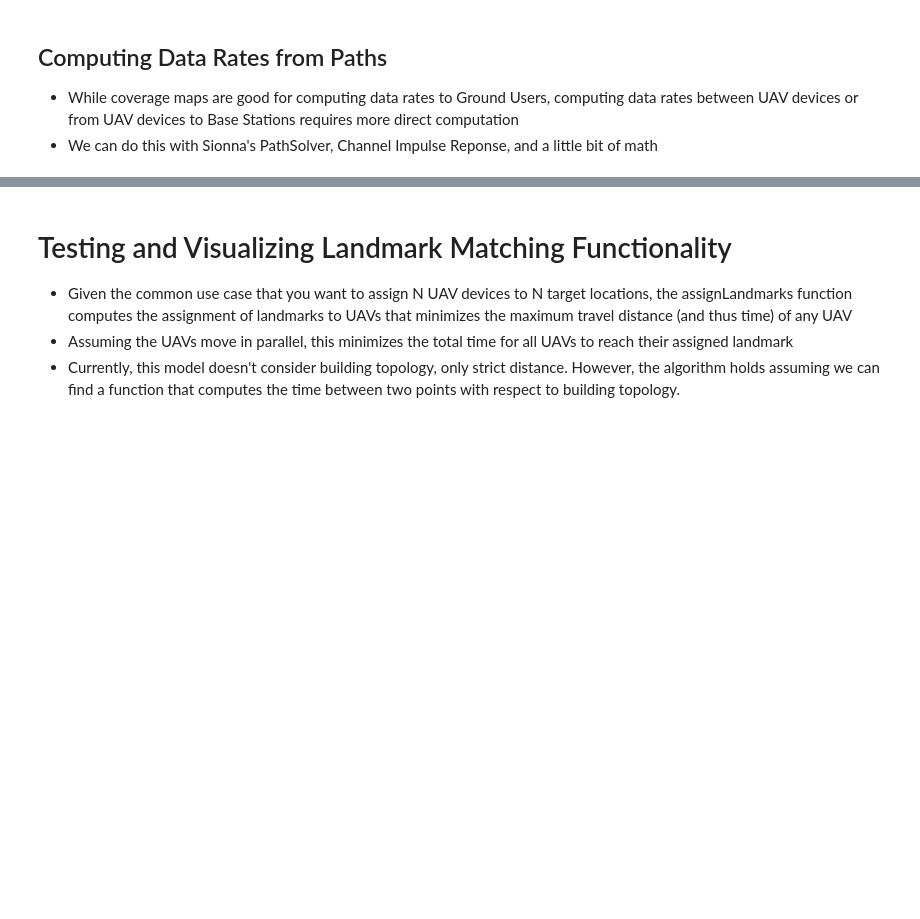
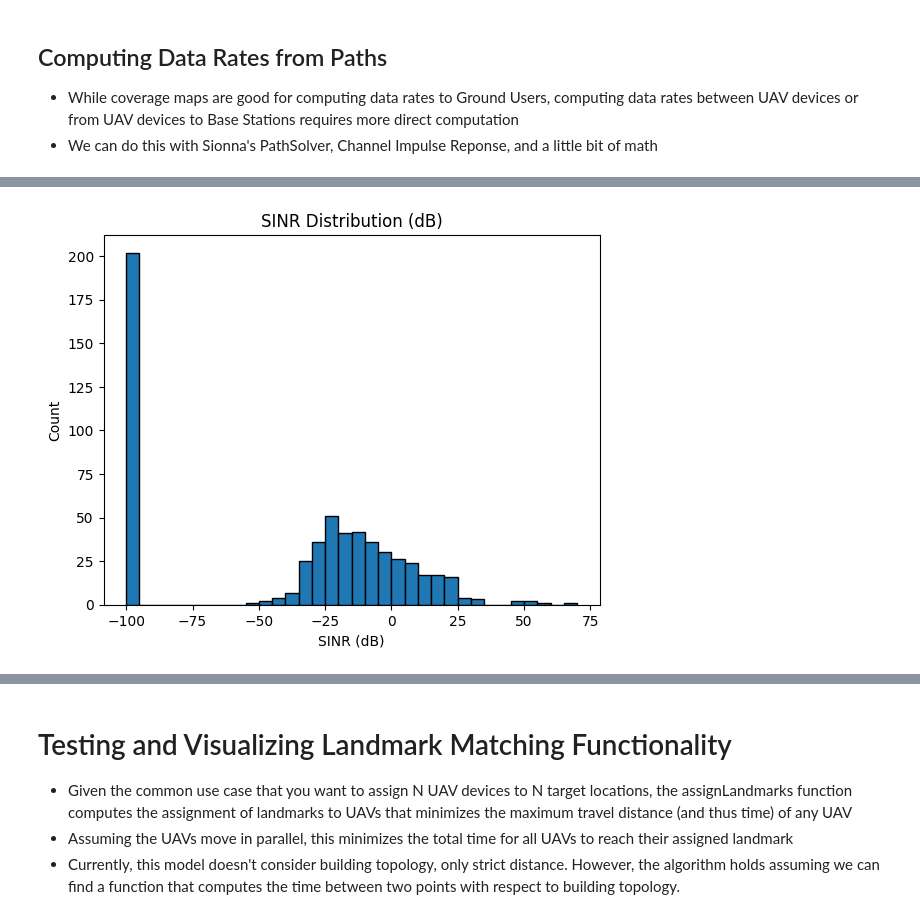
Before and after one commit to Lognam-Huang/RL-AERPAW-DT, a Jupyter notebook: src/Demonstration.ipynb, the cells around one changed output, grey strips where cells are left out. Drawn from its saved outputs; the diff is of its cells as text; code cells hidden in the pictures; blank space fills up the shorter version.

```diff
--- a/src/Demonstration.ipynb
+++ b/src/Demonstration.ipynb
@@ -237,0 +293,16 @@ AttributeError: 'list' object has no attribute 'squeeze'
+# %%
+radio_map = env.computeRadioMap(max_depth=2, num_samples=10000000, cell_size=(4.0, 4.0))
+sinr = env.getUserSINR(radio_map=radio_map)
+# Converting to dB ratio
+sinr_dB = 10 * np.log10(sinr)
+sinr_dB = np.maximum(sinr_dB, cutoff)
+
+# Visualizing the data distribution
+data = sinr_dB.flatten()
+plt.hist(sinr_dB.flatten(), bins=np.arange(np.min(data), np.max(data) + bin_size, bin_size), edgecolor="black")
+plt.title("SINR Distribution (dB)")
+plt.xlabel("SINR (dB)")
+plt.ylabel("Count")
+plt.show()
+# %% [output]
+[figure, added]
```
Also changed, not shown: parts of 9 cells of this notebook, 1 other file.
